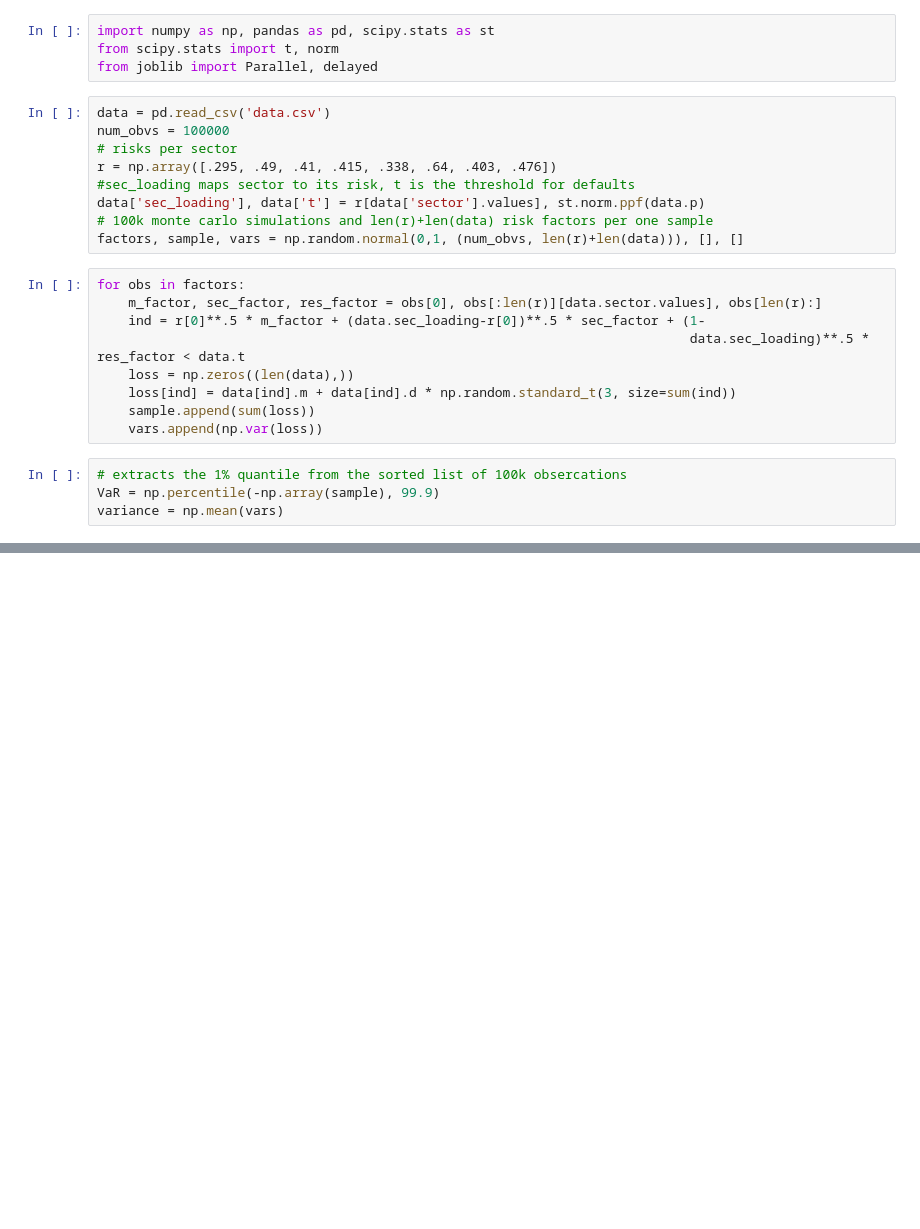
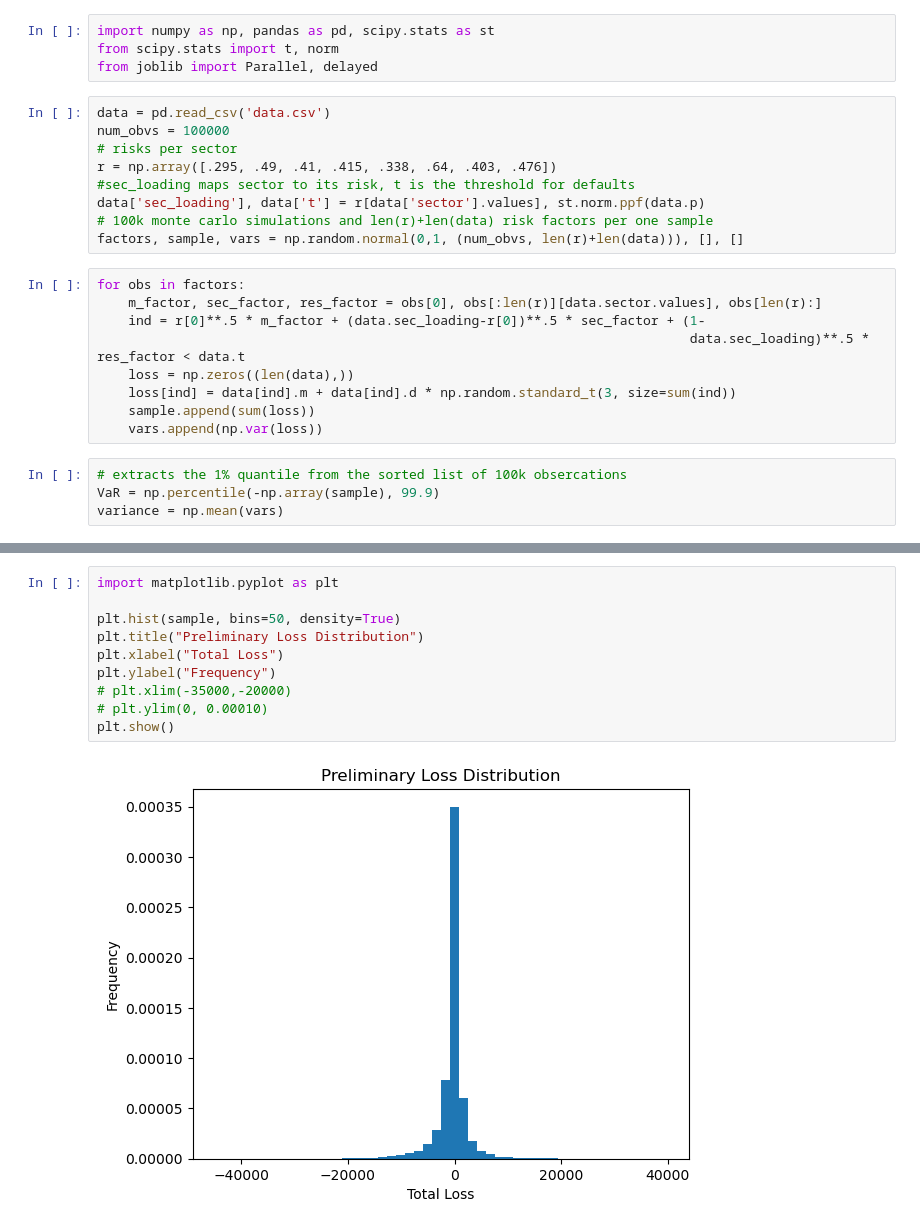
Before and after one commit to akrokosz/gs_quant_mc, a Jupyter notebook: baseline.ipynb, the cells around one changed output, grey strips where cells are left out. Drawn from its saved outputs; the diff is of its cells as text; blank space fills up the shorter version.

```diff
--- a/baseline.ipynb
+++ b/baseline.ipynb
@@ -32,0 +33,12 @@ VaR antetyczny (100-ty wynik): 23764.892589945044
+# %%
+import matplotlib.pyplot as plt
+
+plt.hist(sample, bins=50, density=True)
+plt.title("Preliminary Loss Distribution")
+plt.xlabel("Total Loss")
+plt.ylabel("Frequency")
+# plt.xlim(-35000,-20000)
+# plt.ylim(0, 0.00010)
+plt.show()
+# %% [output]
+[figure, added]
```
Also changed, not shown: parts of 1 cell of this notebook, 5 other files.
